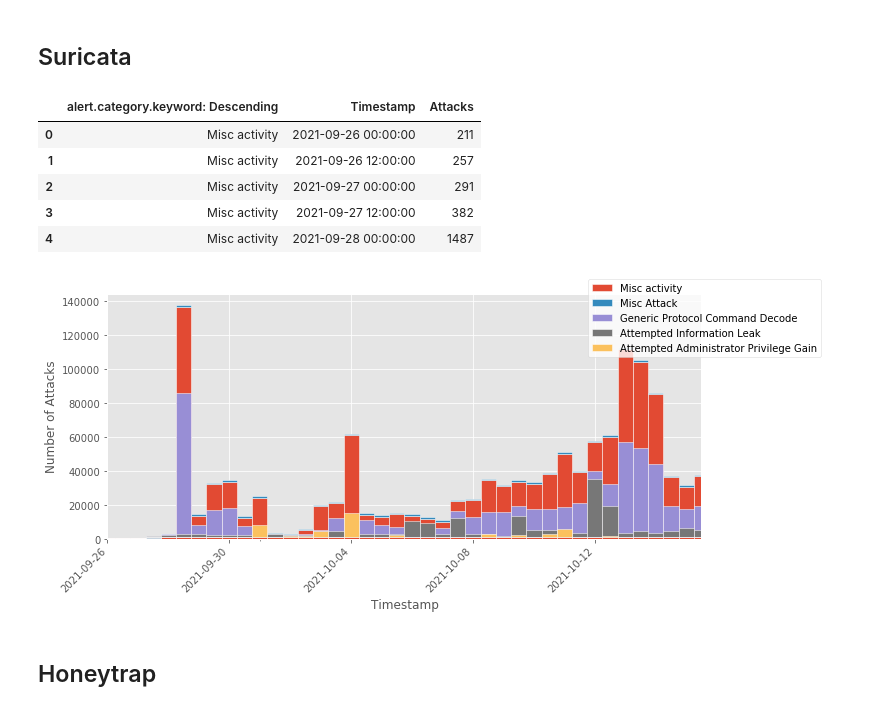
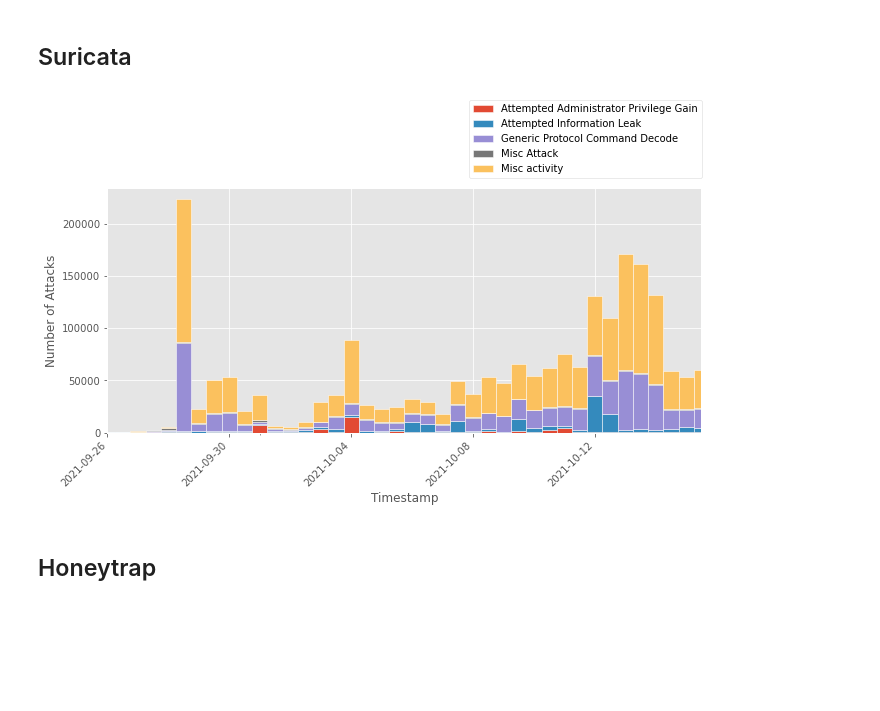
Before and after one commit to stefanDeveloper/master-thesis, a Jupyter notebook: plots/data-visualization.ipynb, the cells around one changed output. Saved outputs shown, nothing was run; the diff lists cells and outputs as text; code cells hidden in the pictures; blank space fills up the shorter version.

```diff
--- a/plots/data-visualization.ipynb
+++ b/plots/data-visualization.ipynb
@@ -207,66 +207,87 @@ plt.show()
 ## Suricata
 # %%
 df = pd.read_csv("./data/Suricata Alert Category Histogram.csv")
+
 df.Attacks = df.Attacks.str.replace(',', '').astype(int)
+
 df.Timestamp = pd.to_datetime(df.Timestamp)
-#df = df.sort_values(by=["alert", "Timestamp"])
-df.head()
+
+dfs = [x for _, x in df.groupby('alert.category.keyword: Descending')]
+df = df.loc[~df.index.duplicated(), :]
+r = pd.date_range(start=df.Timestamp.min(), end=df.Timestamp.max(), freq='12h')
+
+dfs_new = []
+for dfi in dfs:
+    name = dfi["alert.category.keyword: Descending"].unique()[0]
+    dfi = dfi.set_index('Timestamp').reindex(r).fillna({'alert.category.keyword: Descending':name, 'Attacks':0}).rename_axis('Timestamp').reset_index()
+    dfs_new.append(dfi)
-# %% [output]
-|  | alert.category.keyword: Descending | Timestamp | Attacks |
-| 0 | Misc activity | 2021-09-26 00:00:00 | 211 |
-| 1 | Misc activity | 2021-09-26 12:00:00 | 257 |
-| 2 | Misc activity | 2021-09-27 00:00:00 | 291 |
-| 3 | Misc activity | 2021-09-27 12:00:00 | 382 |
-| 4 | Misc activity | 2021-09-28 00:00:00 | 1487 |
 # %%
 fig, ax = plt.subplots(figsize = (15,5))
 
-x_pos = [i for i, _ in enumerate(df.groupby("Timestamp"))]
+ax.xaxis.set_major_formatter(mdates.DateFormatter('%Y-%m-%d'))
+ax.xaxis.set_major_locator(mdates.HourLocator(interval=12))
 
-bottoms=[]
-for idx, (k, d) in reversed(list(enumerate(df.groupby("alert.category.keyword: Descending")))):
-    x = d["Timestamp"]
-    y = d["Attacks"]
+dataset_1 = dfs_new[0]
+x_1 = dataset_1["Timestamp"]
+y_1 = dataset_1["Attacks"]
+k_1 = dataset_1["alert.category.keyword: Descending"].unique()[0]
 
-    ax.xaxis.set_major_formatter(mdates.DateFormatter('%Y-%m-%d'))
-    ax.xaxis.set_major_locator(mdates.HourLocator(interval=12))
+ax.bar(x_1, y_1, 0.5, edgecolor='white', label=k_1)
 
-    if idx == 4:
-        ax.bar(x, y, 0.5, edgecolor='white',label=k)
-    else:
-        ax.bar(x, y, 0.5,bottom=bottoms[idx-3] ,edgecolor='white',label=k)
+dataset_2 = dfs_new[1]
+x_2 = dataset_2["Timestamp"]
+y_2 = dataset_2["Attacks"]
+k_2 = dataset_2["alert.category.keyword: Descending"].unique()[0]
+ax.bar(x_2, y_2, 0.5, bottom=y_1.to_numpy(), edgecolor='white',label=k_2)
 
-    bottoms.append(y.to_numpy())
+dataset_3 = dfs_new[2]
+x_3 = dataset_3["Timestamp"]
+y_3 = dataset_3["Attacks"]
+k_3 = dataset_3["alert.category.keyword: Descending"].unique()[0]
+ax.bar(x_3, y_3, 0.5, bottom=y_1.to_numpy()+y_2.to_numpy(), edgecolor='white',label=k_3)
+
+
+dataset_4 = dfs_new[3]
+x_4 = dataset_4["Timestamp"]
+y_4 = dataset_4["Attacks"]
+k_4 = dataset_4["alert.category.keyword: Descending"].unique()[0]
+ax.bar(x_4, y_4, 0.5, bottom=y_1.to_numpy()+y_2.to_numpy()+y_3.to_numpy(), edgecolor='white',label=k_4)
+
+dataset_5 = dfs_new[4]
+x_5 = dataset_5["Timestamp"]
+y_5 = dataset_5["Attacks"]
+k_5 = dataset_5["alert.category.keyword: Descending"].unique()[0]
+ax.bar(x_5, y_5, 0.5, bottom=y_1.to_numpy()+y_2.to_numpy()+y_3.to_numpy()+y_4.to_numpy(), edgecolor='white',label=k_5)
 
 fig.autofmt_xdate()
 plt.ylabel("Number of Attacks")
 plt.xlabel("Timestamp")
 
 # Major ticks every 6 months.
 fmt_half_year = mdates.DayLocator(interval=4)
 ax.xaxis.set_major_locator(fmt_half_year)
 
 # Minor ticks every month.
 fmt_month = mdates.MonthLocator()
 ax.xaxis.set_minor_locator(fmt_month)
 
 # Round to nearest years.
 datemin = df.Timestamp.min()
 datemax = df.Timestamp.max()
 ax.set_xlim(datemin, datemax)
 
 # Put a legend to the right of the current axis
-legend = plt.legend(loc='center left', bbox_to_anchor=(0.8, 0.9), frameon = 1)
+legend = plt.legend(loc='center left', bbox_to_anchor=(0.6, 1.2), frameon = 1)
 frame = legend.get_frame()
 frame.set_facecolor('white')
 
 plt.xticks( rotation=25 )
 plt.gcf().subplots_adjust(left=0.35)
 plt.setp(plt.gca().get_xticklabels(), rotation=45, horizontalalignment='right')
-plt.savefig("tpot-suricata-alerts.pdf", format="pdf", bbox_inches="tight", pad_inches=0)
+plt.savefig("tpot-suricata-alerts.pdf", format="pdf", bbox_inches="tight", pad_inches=0, transparent=True)
 plt.show()
 # %% [output]
-[figure, old version]
+[figure, new version]
 # %% [markdown]
 ## Honeytrap
 # %%
```
Also changed, not shown: parts of 14 cells of this notebook, 1 other file.
